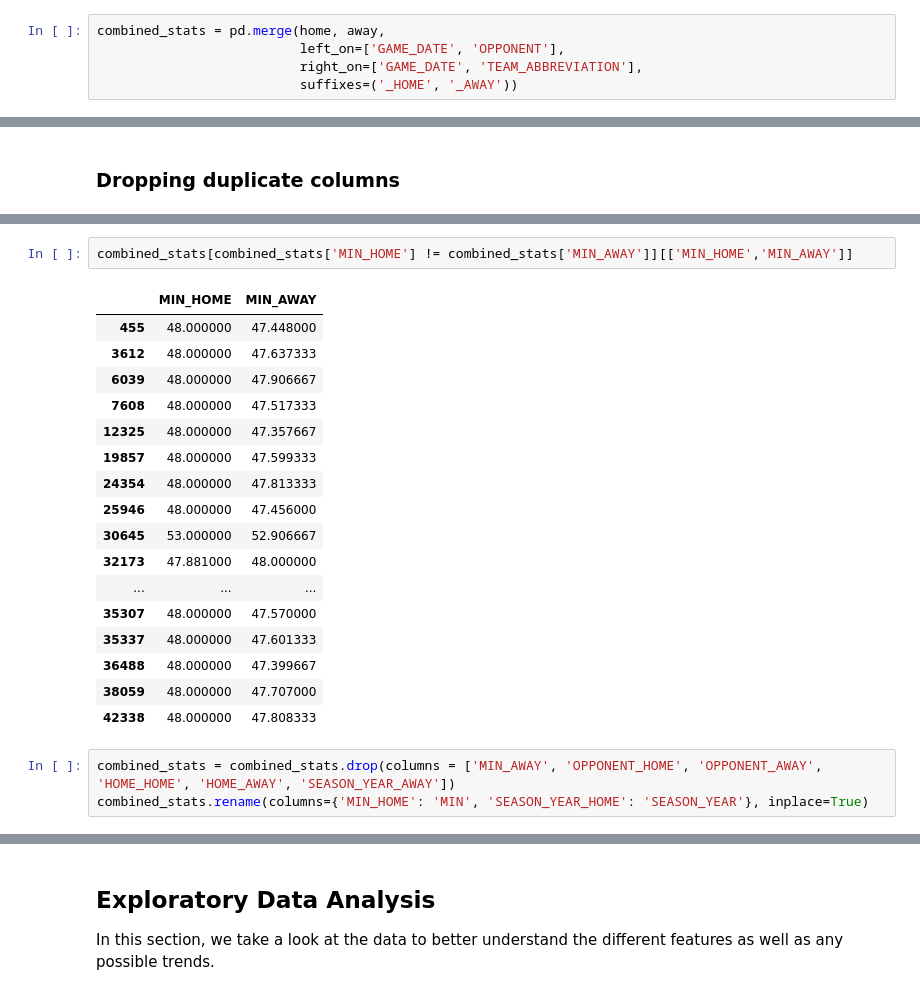
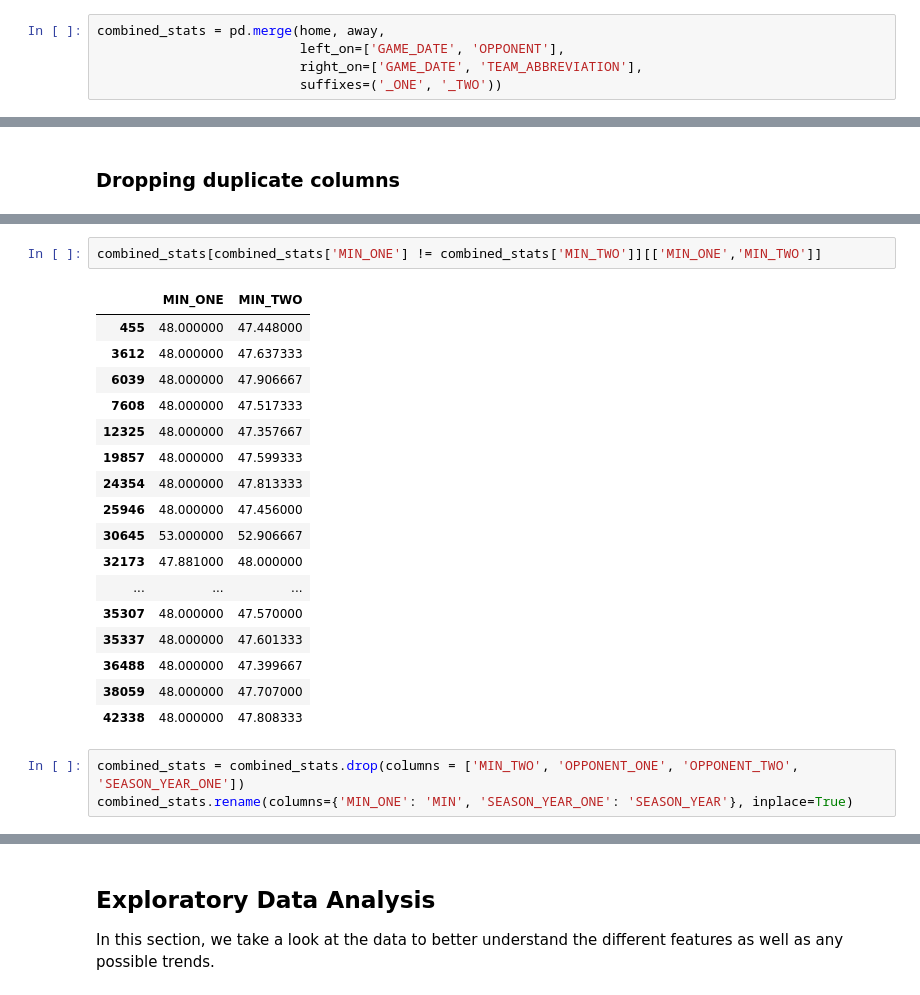
Before and after one commit to tanmbillawala/nba_game_predictor, a Jupyter notebook: CMPE257Project.ipynb, the cells around one changed output, grey strips where cells are left out. Cells and saved outputs as stored; diff of their text form.

```diff
--- a/CMPE257Project.ipynb
+++ b/CMPE257Project.ipynb
@@ -211,7 +211,7 @@ away = all_stats_cleaned[all_stats_cleaned.HOME == 0]
 combined_stats = pd.merge(home, away,
                           left_on=['GAME_DATE', 'OPPONENT'],
                           right_on=['GAME_DATE', 'TEAM_ABBREVIATION'],
-                          suffixes=('_HOME', '_AWAY'))
+                          suffixes=('_ONE', '_TWO'))
 # %%
 combined_stats.head(5)
 # %% [output]
@@ -259,9 +258,9 @@ We first checked if the MIN_HOME and MIN_AWAY for each row has the same values.
 # %% [output]
 np.int64(24)
 # %%
-combined_stats[combined_stats['MIN_HOME'] != combined_stats['MIN_AWAY']][['MIN_HOME','MIN_AWAY']]
+combined_stats[combined_stats['MIN_ONE'] != combined_stats['MIN_TWO']][['MIN_ONE','MIN_TWO']]
 # %% [output]
-|  | MIN_HOME | MIN_AWAY |
+|  | MIN_ONE | MIN_TWO |
 | 455 | 48.000000 | 47.448000 |
 | 3612 | 48.000000 | 47.637333 |
 | 6039 | 48.000000 | 47.906667 |
@@ -279,8 +278,8 @@ combined_stats[combined_stats['MIN_HOME'] != combined_stats['MIN_AWAY']][['MIN_H
 | 38059 | 48.000000 | 47.707000 |
 | 42338 | 48.000000 | 47.808333 |
 # %%
-combined_stats = combined_stats.drop(columns = ['MIN_AWAY', 'OPPONENT_HOME', 'OPPONENT_AWAY', 'HOME_HOME', 'HOME_AWAY', 'SEASON_YEAR_AWAY'])
-combined_stats.rename(columns={'MIN_HOME': 'MIN', 'SEASON_YEAR_HOME': 'SEASON_YEAR'}, inplace=True)
+combined_stats = combined_stats.drop(columns = ['MIN_TWO', 'OPPONENT_ONE', 'OPPONENT_TWO', 'SEASON_YEAR_ONE'])
+combined_stats.rename(columns={'MIN_ONE': 'MIN', 'SEASON_YEAR_ONE': 'SEASON_YEAR'}, inplace=True)
 # %%
 combined_stats.columns
 # %% [output]
```
Also changed, not shown: parts of 8 cells of this notebook.
